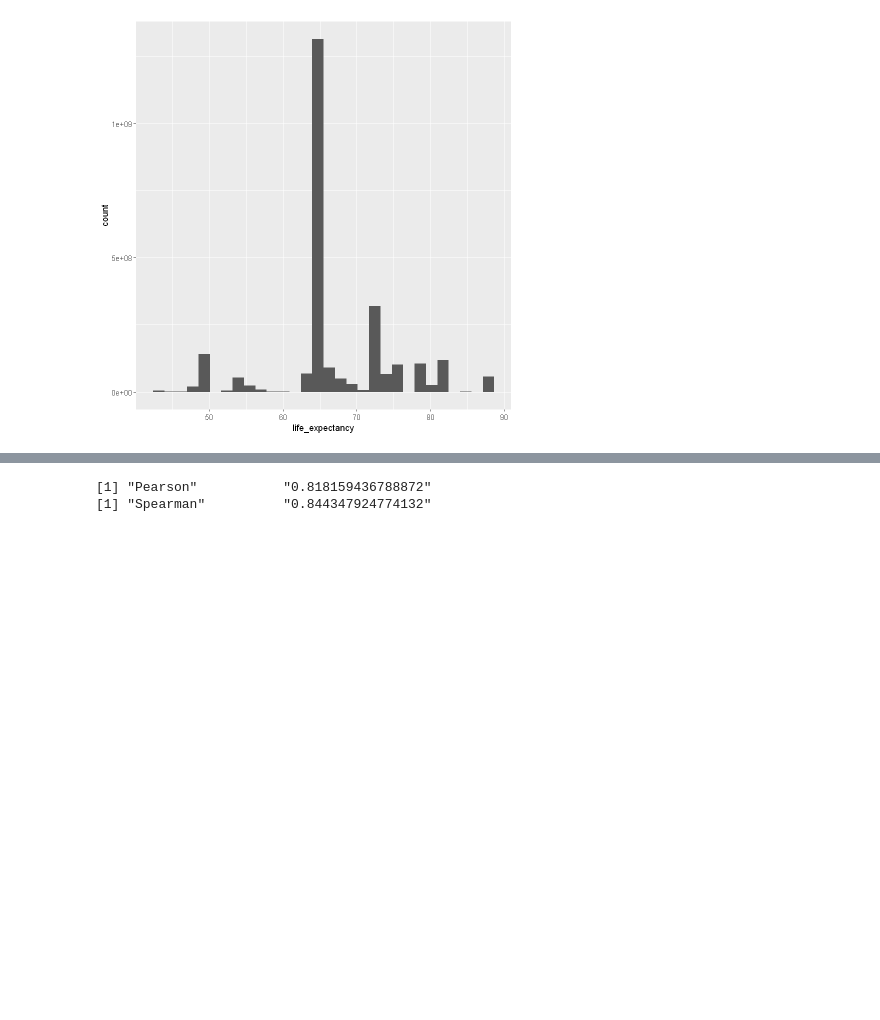
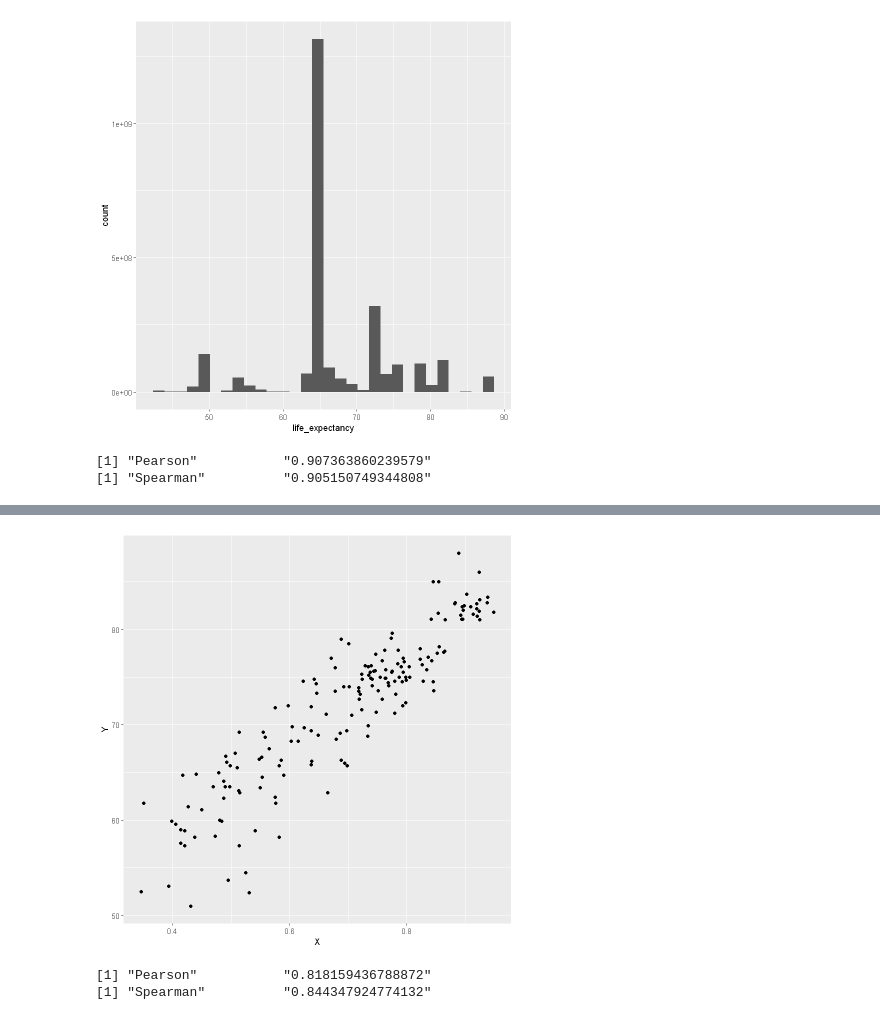
Before and after one commit to Szymex49/What_affects_life_expectancy-statistical_analysis, a Jupyter notebook: Malec.ipynb, the cells around one changed output, grey strips where cells are left out. Cells and saved outputs as stored; diff of their text form; code cells hidden in the pictures; blank space fills up the shorter version.

```diff
--- a/Malec.ipynb
+++ b/Malec.ipynb
@@ -206,3 +210,8 @@ Warning message:
 ggplot(data[data$year == 2005,], aes(life_expectancy, weight=population)) + geom_histogram(bins=30)
 # %% [output]
 [figure]
+# %%
+analysis(data2015$income_composition_of_resources, data2015$life_expectancy)
+# %% [output]
+[1] "Pearson"           "0.907363860239579"
+[1] "Spearman"          "0.905150749344808"
@@ -209,3 +220,4 @@ ggplot(data[data$year == 2005,], aes(life_expectancy, weight=population)) + geom
+[figure, added]
 # %%
 analysis(data2015$schooling, data2015$life_expectancy)
 # %% [output]
```
Also changed, not shown: parts of 14 cells of this notebook.
